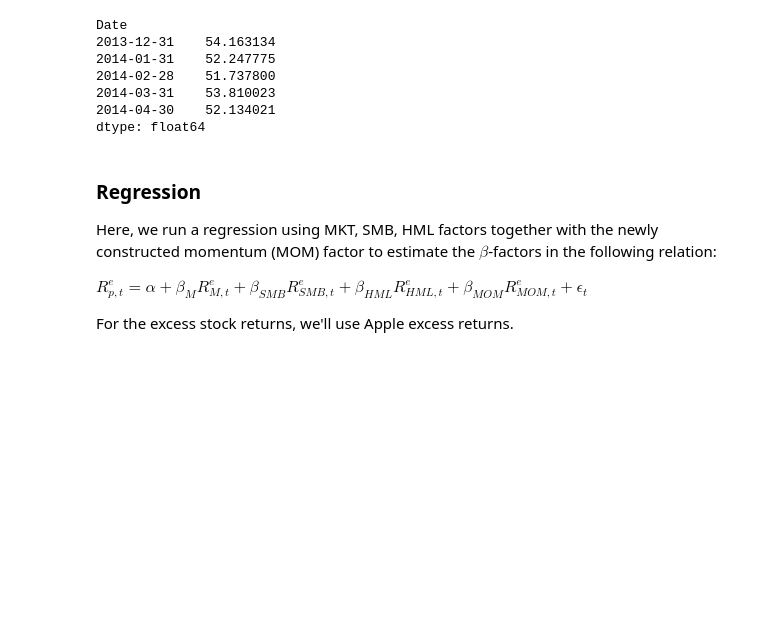
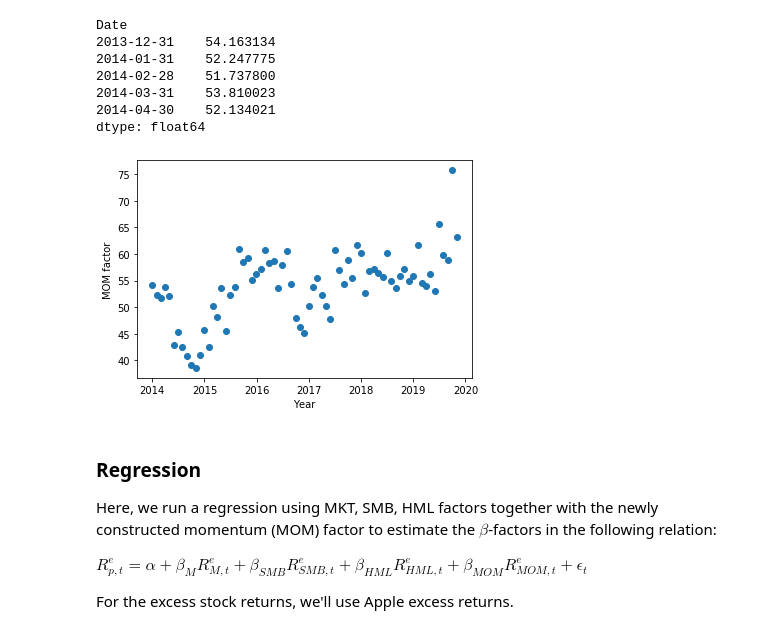
Before and after one commit to alpakpinar/PY538_Econophysics, a Jupyter notebook: HW3/HW3_prob3.ipynb, the cells around one changed output. Drawn from its saved outputs; the diff is of its cells as text; code cells hidden in the pictures; blank space fills up the shorter version.

```diff
--- a/HW3/HW3_prob3.ipynb
+++ b/HW3/HW3_prob3.ipynb
@@ -69,6 +69,15 @@ Date
 2014-03-31    53.810023
 2014-04-30    52.134021
 dtype: float64
+# %%
+# Plot the momentum factor
+fig, ax = plt.subplots(1,1)
+ax.plot(factor, 'o')
+ax.set_xlabel('Year')
+ax.set_ylabel('MOM factor')
+fig.savefig('../output/mom_factor.pdf')
+# %% [output]
+[figure, added]
 # %% [markdown]
 ### Regression
 
```
Also changed, not shown: parts of 1 cell of this notebook, 1 other file.
